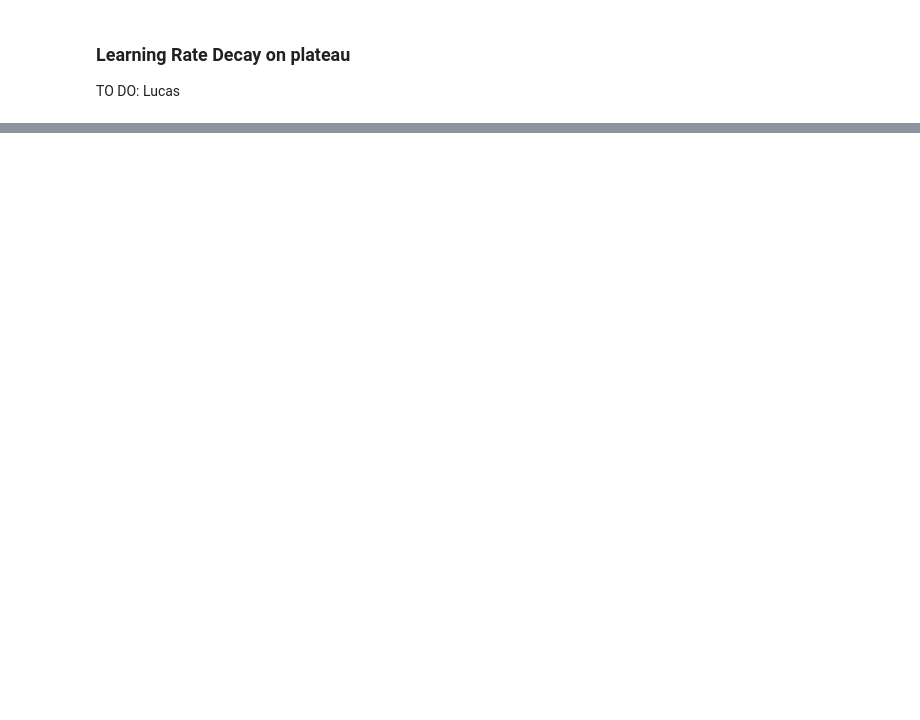
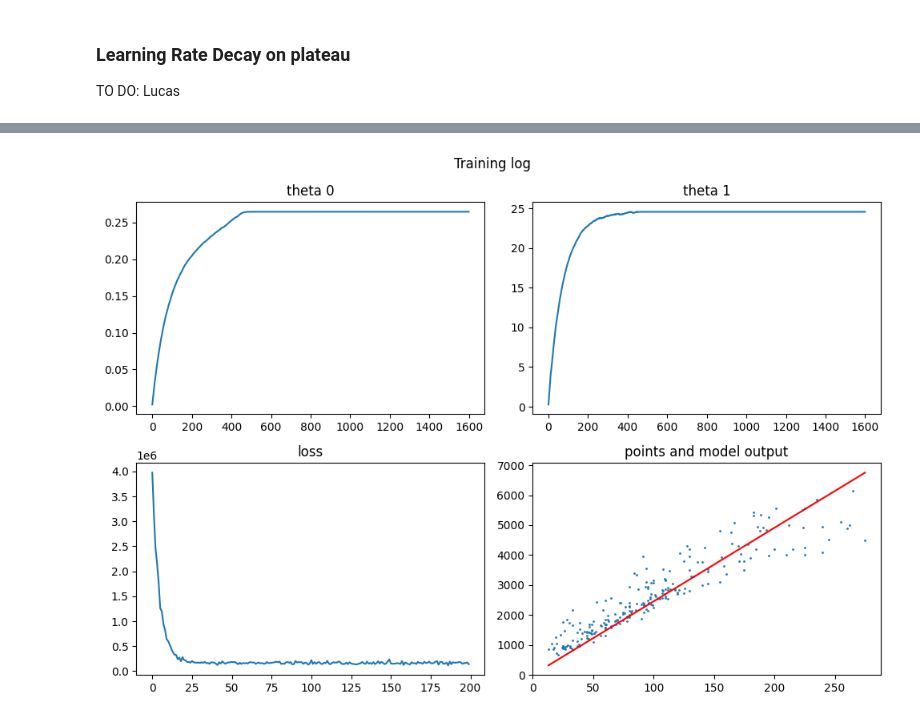
Before and after one commit to jdemidova/deep-learning-mpw, a Jupyter notebook: notebooks/cg/lucas_cg-linear-regression-stud.ipynb, the cells around one changed output, grey strips where cells are left out. Saved outputs shown, nothing was run; the diff lists cells and outputs as text; code cells hidden in the pictures; blank space fills up the shorter version.

Commit message:
only coded lr decay on plateau

```diff
--- a/notebooks/cg/lucas_cg-linear-regression-stud.ipynb
+++ b/notebooks/cg/lucas_cg-linear-regression-stud.ipynb
@@ -1049,3 +1051,101 @@ Looking at the comparison the model seems okay'isch, concidering it only needs l
 
 TO DO:
 Lucas
+# %%
+alpha = 0.000001
+decay_factor = 0.5 #multiplying learning rate by this factor on detected plateau
+lr_patience = 15 # epochs without sufficient improvement before changing decay
+min_delta = 1 # minimum loss improvement required
+min_alpha = 1e-10 # lowest acceptable learning rate
+
+epochs = 200
+batch_size = 32
+N = len(living_area)
+t0 = 0.0
+t1 = 0.0
+
+loss_evolution = []
+t0_evolution = []
+t1_evolution = []
+alpha_evaluation = []
+
+best_loss = float('inf')
+plateau_counter = 0
+
+for epoch in range(epochs):
+
+    n_steps = N // batch_size + 1
+    epoch_loss = 0.0
+
+    for step in range(n_steps):
+
+        batch_grad_t0 = 0.0
+        batch_grad_t1 = 0.0
+        batch_loss = 0.0
+
+        for _ in range(batch_size):
+            n = random.choice(range(0, N))
+
+            cg.reset_values()
+            cg.forward([living_area[n], t0, t1, rent_price[n]])
+            cg.backward()
+
+            batch_grad_t0 += theta_0_node.grad_v
+            batch_grad_t1 += theta_1_node.grad_v
+            batch_loss += j_node.v
+
+        # average gradients over the batch
+        batch_grad_t0 /= batch_size
+        batch_grad_t1 /= batch_size
+        batch_loss /= batch_size
+
+        # update parameters once per batch
+        t0 -= alpha * batch_grad_t0 # update step for theta_0
+        t1 -= alpha * batch_grad_t1 # update step for theta_1
+
+        epoch_loss += batch_loss
+
+        t0_evolution.append(t0)
+        t1_evolution.append(t1)
+
+    avg_epoch_loss = epoch_loss / n_steps
+    loss_evolution.append(avg_epoch_loss)
+    alpha_evaluation.append(alpha)
+
+    # reduce learning rate on plateau
+    improvement = best_loss - avg_epoch_loss
+
+    if improvement > min_delta:
+        best_loss = avg_epoch_loss
+        plateau_counter = 0 # reset plateau counter
+    else:
+        plateau_counter += 1
+
+    if plateau_counter >= lr_patience:
+        old_alpha = alpha
+        alpha = max(alpha * decay_factor, min_alpha) # change learning rate with decay factor but not smaller than min_alpha
+
+        # print(
+        #     f"Epoch {epoch}: loss plateau detected."
+        #     f"Learning rate reduced from {old_alpha} to {alpha}."
+        # )
+
+print("intercept (theta_0):", t0)
+print("slope (theta_1)    :", t1)
+y_hat_node = t0 + t1 * living_area
+J = mse_loss(y_hat_node, rent_price)
+print("The total value of the loss is:", J)
+rmse = rmse_loss(y_hat_node, rent_price)
+mae = mae_loss(y_hat_node, rent_price)
+mape = mape_loss(y_hat_node, rent_price)
+print(f"The total value of the RMSE loss is: {rmse:.3f}")
+print(f"The total value of the MAE loss is: {mae:.3f}")
+print(f"The total value of the MAPE loss is: {mape * 100 :.2f}%")
+# print("Loss_evolution points (0.00-0.25-0.5-0.75-1.00 of epochs number): ")
+# print(f"{loss_evolution[0]:.2f}",
+#       f"{loss_evolution[len(loss_evolution) // 4]:.2f}",
+#       f"{loss_evolution[len(loss_evolution) // 2]:.2f}",
+#       f"{loss_evolution[len(loss_evolution) // 4 * 3]:.2f}",
+#       f"{loss_evolution[-1]:.2f}")
+plot_training_log(loss_evolution, t0_evolution, t1_evolution, living_area, rent_price)
+# %% [output]
@@ -1051,0 +1158 @@ Lucas
+[figure, added]
```
Also changed, not shown: parts of 9 cells of this notebook.
